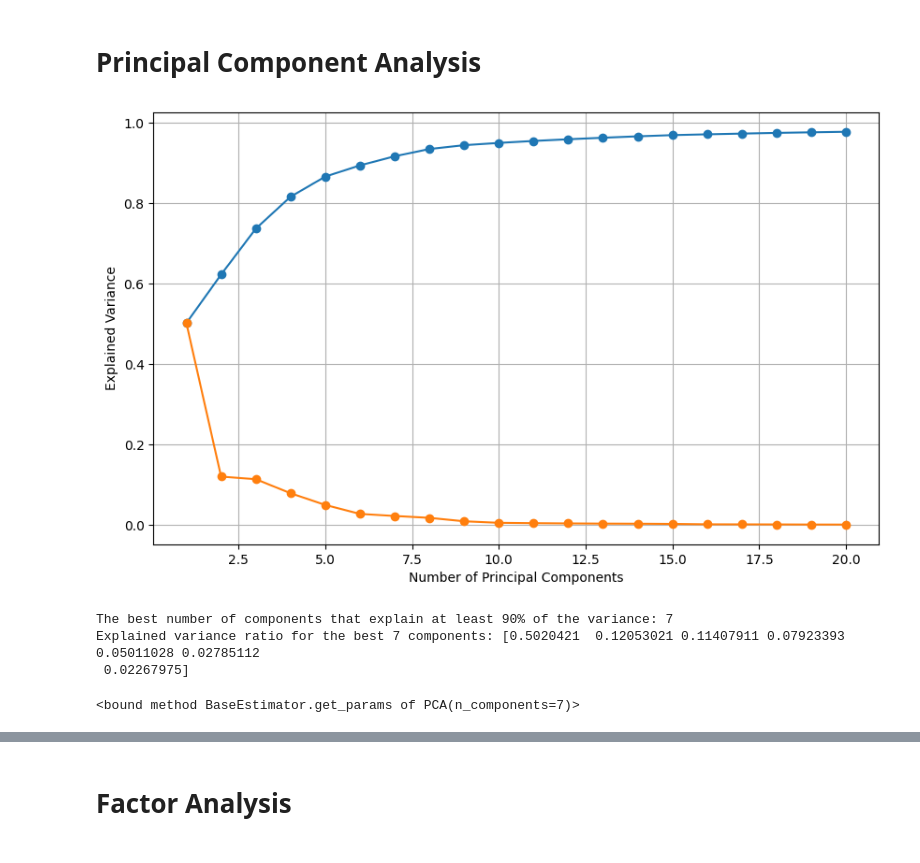
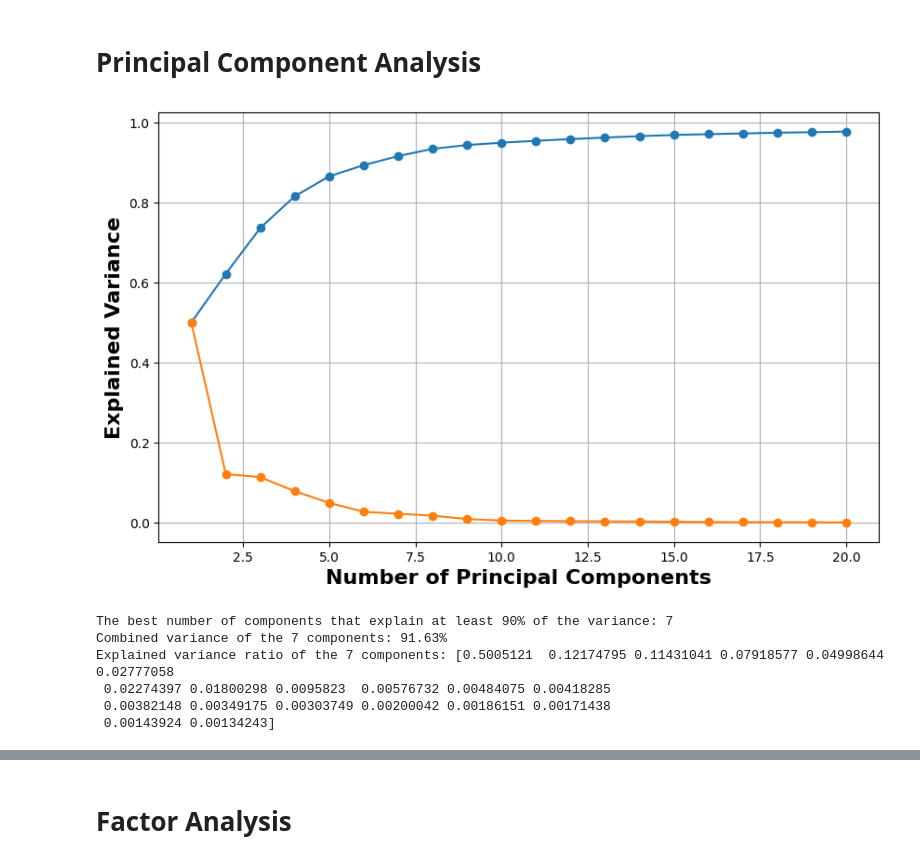
Before and after one commit to gleeeee0788/MSDS2025, a Jupyter notebook: DMW1/DMW1_Project.ipynb, the cells around one changed output, grey strips where cells are left out. Cells and saved outputs as stored; diff of their text form; code cells hidden in the pictures.

```diff
--- a/DMW1/DMW1_Project.ipynb
+++ b/DMW1/DMW1_Project.ipynb
@@ -247,6 +238,12 @@ tmh_df
 # %%
 # Generate final parsed coordinates dataframe
-final_coord_df = process_proteins(uniprot_ids, output_dirs)
+output_dirs = {
+    'pdb': 'PDB_Files',
+    'images': 'Images',
+    'text': 'Text_Files'
+}
+
+coordinates_df = process_proteins(uniprot_ids, output_dirs)
 # %% [output]
 Successfully processed P46089!
 Successfully processed P46093!
@@ -314,0 +332,4 @@ df_scaled
+# %%
+final_df = pd.merge(df_cleaned, gpcr_targets_df, left_on='protein', right_on='Human SwissProt', how='inner')
+final_df = final_df.drop(columns=['Human SwissProt'])
+final_df
@@ -314,0 +352,4 @@ df_scaled
+# %%
+final_df['protein identifier'] = final_df.groupby('protein').cumcount().add(1).apply(lambda x: f'-{x}' if x > 1 else '')
+final_df['protein'] =final_df['protein'] + final_df['protein identifier']
+final_df
@@ -314,0 +370,3 @@ df_scaled
+# %%
+final_features_df = final_df.iloc[:, 1:442]
+final_features_df
@@ -317,46 +406,37 @@ df_scaled
 # %%
 explained_variance_ratios = []
 cumulative_variance = []
 
-# Try different n_components from 1 to a max value, let's assume 10 as a reasonable upper bound
 for n in range(1, 21):
     pca = PCA(n_components=n)
-    pca.fit(df_scaled)
+    pca.fit(final_features_df)
     explained_variance_ratios.append(pca.explained_variance_ratio_)
     cumulative_variance.append(np.cumsum(pca.explained_variance_ratio_))
 
-# Convert lists to DataFrame for easy visualization
 explained_variance_df = pd.DataFrame(explained_variance_ratios, columns=[f'PC{i+1}' for i in range(20)])
 cumulative_variance_df = pd.DataFrame(cumulative_variance, columns=[f'PC{i+1}' for i in range(20)])
 
-# Plot cumulative explained variance to visualize the best n_components
 plt.figure(figsize=(10, 6))
 plt.plot(np.arange(1, 21), cumulative_variance_df.iloc[-1, :], marker='o', label='cumulative')
 plt.plot(np.arange(1, 21), explained_variance_df.iloc[-1, :], marker='o', label='individual')
-plt.xlabel('Number of Principal Components')
-plt.ylabel('Explained Variance')
+plt.xlabel('Number of Principal Components', fontsize=16, fontweight='bold')
+plt.ylabel('Explained Variance', fontsize=16, fontweight='bold')
 plt.grid(True)
 plt.show()
 
-# Now, let's find the smallest n_components that explain at least 90% of the variance
 for i, cum_variance in enumerate(cumulative_variance_df.iloc[-1, :]):
     if cum_variance >= 0.9:
         best_n_components = i + 1
         break
 
 print(f"The best number of components that explain at least 90% of the variance: {best_n_components}")
-
-# You can now perform PCA with the selected best n_components
-pca = PCA(n_components=best_n_components)
-pca_result = pca.fit_transform(df_scaled)
-print(f"Explained variance ratio for the best {best_n_components} components: {pca.explained_variance_ratio_}")
+print(f"Combined variance of the {best_n_components} components: {explained_variance_df.iloc[-1, :][:best_n_components].sum() * 100:.2f}%")
+print(f"Explained variance ratio of the {best_n_components} components: {pca.explained_variance_ratio_}")
 # %% [output]
-[figure, old version]
+[figure, new version]
 The best number of components that explain at least 90% of the variance: 7
-Explained variance ratio for the best 7 components: [0.5020421  0.12053021 0.11407911 0.07923393 0.05011028 0.02785112
- 0.02267975]
+Combined variance of the 7 components: 91.63%
+Explained variance ratio of the 7 components: [0.5005121  0.12174795 0.11431041 0.07918577 0.04998644 0.02777058
+ 0.02274397 0.01800298 0.0095823  0.00576732 0.00484075 0.00418285
+ 0.00382148 0.00349175 0.00303749 0.00200042 0.00186151 0.00171438
+ 0.00143924 0.00134243]
-# %%
-cov = pca.get_params
-cov
-# %% [output]
-<bound method BaseEstimator.get_params of PCA(n_components=7)>
```
Also changed, not shown: parts of 76 cells of this notebook, 1 other file.
